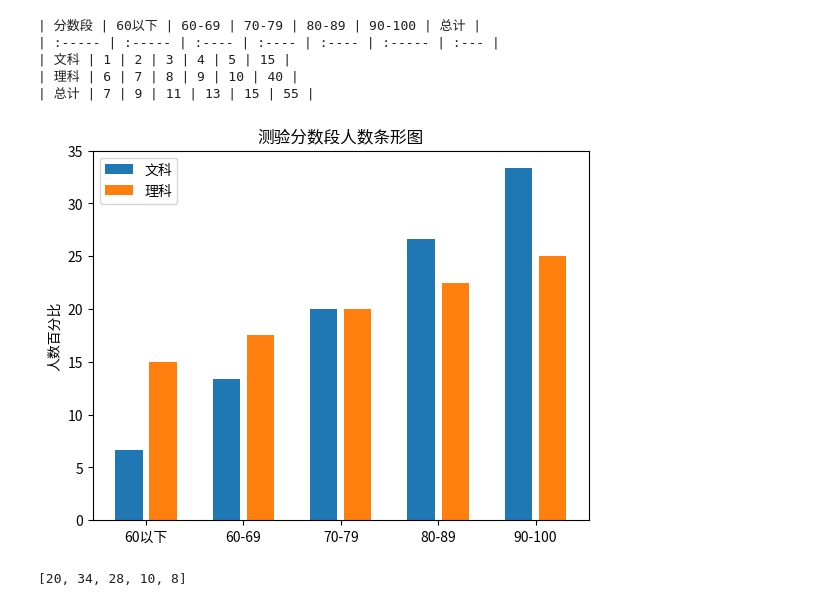
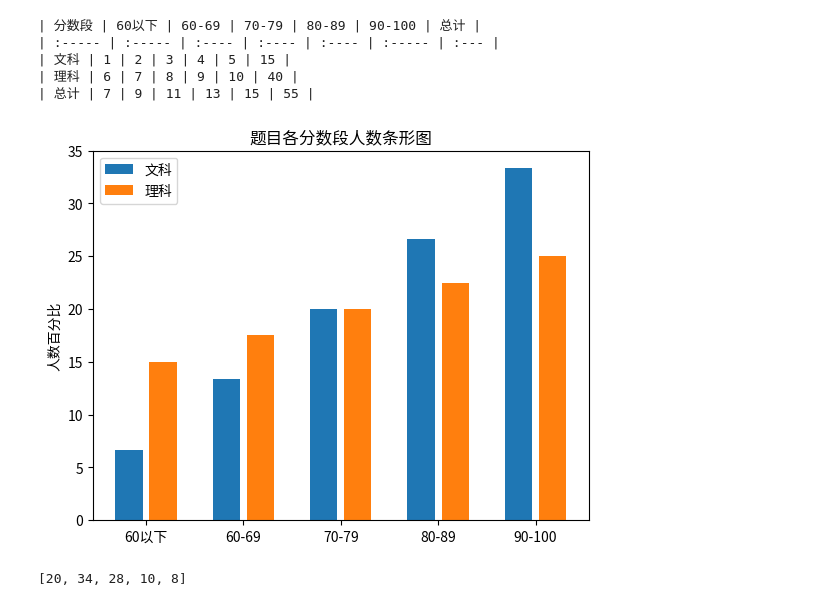
Before and after one commit to nju-cs-elite20/social-practice-report, a Jupyter notebook: data_gen.ipynb, the cells around one changed output. Saved outputs shown, nothing was run; the diff lists cells and outputs as text; code cells hidden in the pictures.

Commit message:
complete quiz data

```diff
--- a/data_gen.ipynb
+++ b/data_gen.ipynb
@@ -85,38 +85,38 @@ print(test_table)
 # %%
 plt.rcParams['font.family'] = 'Source Han Sans SC'
 # %%
-def plot_quiz_bargraph(art_data: DataRow, sci_data: DataRow) -> None:
+def plot_quiz_bargraph(art_data: DataRow, sci_data: DataRow, title: str) -> None:
     """ 画出测验分数段人数条形图
 
     Args:
         art_data (DataRow): 文科测验分数段人数
         sci_data (DataRow): 理科测验分数段人数
 
     """
     art_percent = [x * 100.0 / sum(art_data) for x in art_data]
     sci_percent = [x * 100.0 / sum(sci_data) for x in sci_data]
 
     x_labels = ["60以下", "60-69", "70-79", "80-89", "90-100"]
     x = np.arange(len(x_labels))
     width = 0.35
     # 文科测验分数段人数条形图
     art_bargraph = plt.bar(x - width / 2, art_percent, 0.8 * width, label="文科")
     # 理科测验分数段人数条形图
     sci_bargraph = plt.bar(x + width / 2, sci_percent, 0.8 * width, label="理科")
     # 设置 x 轴标签
     plt.xticks(x, x_labels)
     # 设置 y 轴标签
     plt.ylabel("人数百分比")
     # 设置图例
     plt.legend()
     # 设置标题
-    plt.title("测验分数段人数条形图")
+    plt.title(title + "题目各分数段人数条形图")
     # 显示条形图
     plt.show()
 
-plot_quiz_bargraph([1, 2, 3, 4, 5], [6, 7, 8, 9, 10])
+plot_quiz_bargraph([1, 2, 3, 4, 5], [6, 7, 8, 9, 10],"")
 # %% [output]
-[figure, old version]
+[figure, new version]
 # %%
 def gen_interested_level(total: int) -> DataRow:
     """ 生成感兴趣程度的人数
```
Also changed, not shown: parts of 7 cells of this notebook, 6 other files.
